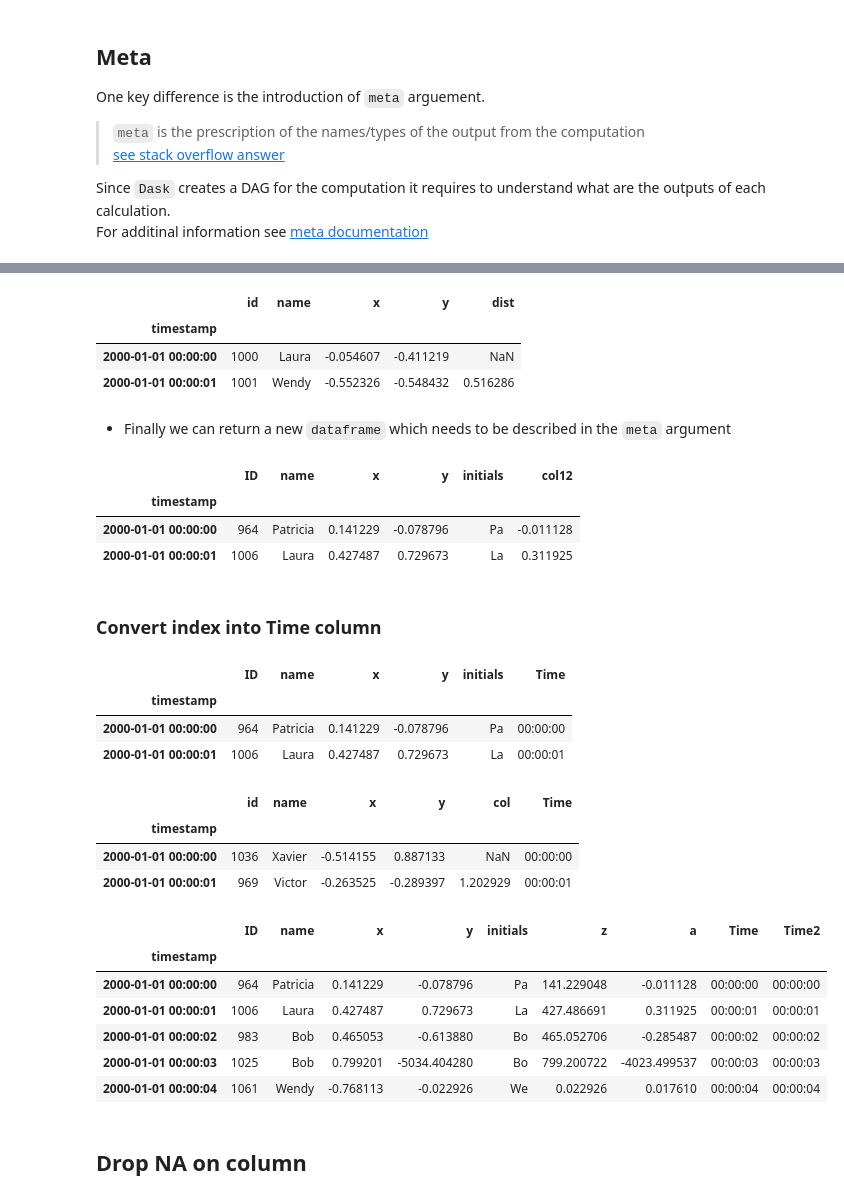
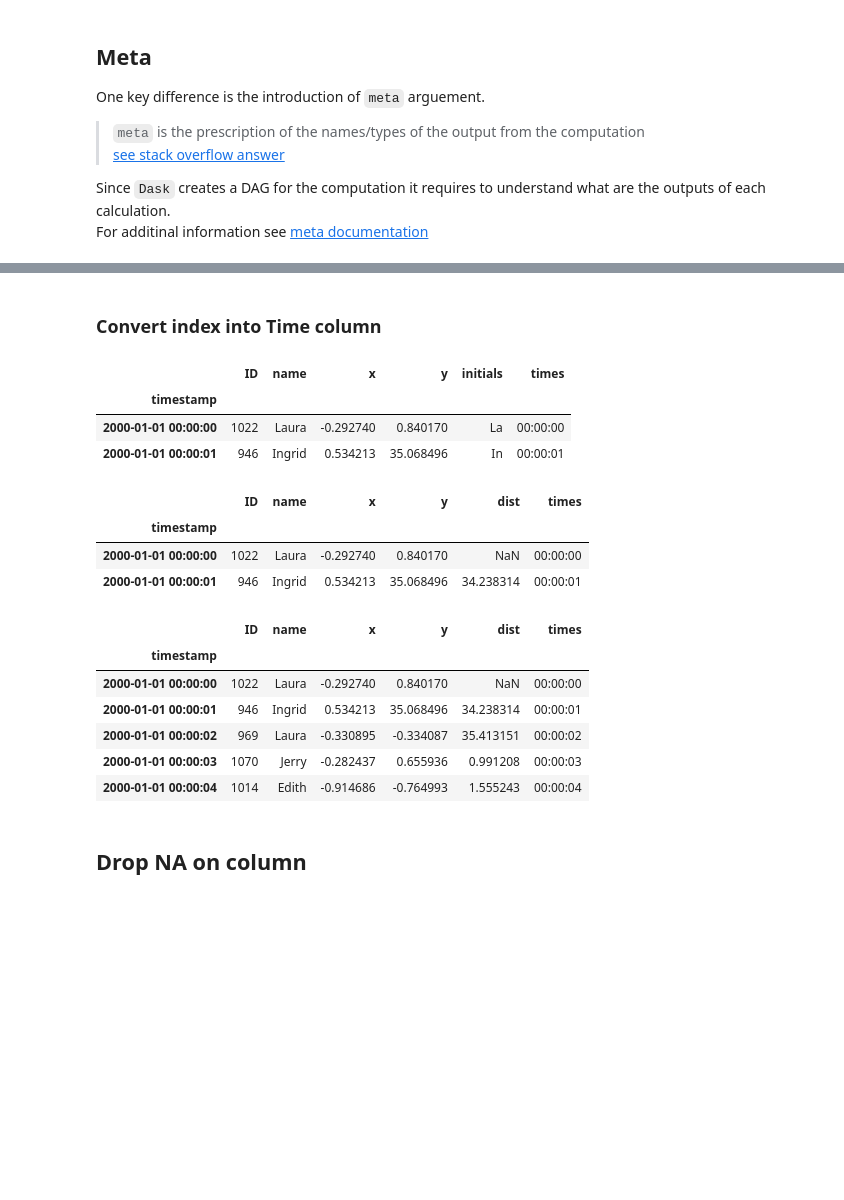
Before and after one commit to sephib/dask_pyconil2019, a Jupyter notebook: dask_for_pandas-in_ETL.ipynb, the cells around one changed output, grey strips where cells are left out. Drawn from its saved outputs; the diff is of its cells as text; code cells hidden in the pictures; blank space fills up the shorter version.

```diff
--- a/dask_for_pandas-in_ETL.ipynb
+++ b/dask_for_pandas-in_ETL.ipynb
@@ -232,6 +271,5 @@ pdf[cond].head(2)
 ### Dask - use mask/where
 # %%
 cond_dask = (ddf['x']>0.5) & (ddf['x']<0.8)
-
 # Error
-ddf.loc[cond_dask, ['y']] = ddf['y']* 100
+# ddf.loc[cond_dask, ['y']] = ddf['y']* 100
@@ -308,6 +355,7 @@ Mainly useful for functions that are not implemented in `Dask` or `Pandas` .
 The function could also include arguments.
 # %%
 import numpy as np
-def func2(df, coor_x, coor_y):
-    dist =  np.sqrt ( (df[coor_x] - df[coor_x].shift())**2  +  (df[coor_y] - df[coor_y].shift())**2 )
-    return dist
+def func2(df, coor_x, coor_y, drop_cols):
+    df['dist'] =  np.sqrt ( (df[coor_x] - df[coor_x].shift())**2  +  (df[coor_y] - df[coor_y].shift())**2 )
+    df = df.drop(drop_cols, axis=1)
+    return df
@@ -314,2 +372,8 @@ def func2(df, coor_x, coor_y):
 # %%
-ddf['dist'] = ddf.map_partitions(func2, coor_x='x', coor_y='y', meta=('float'))
+ddf = ddf.map_partitions(func2, coor_x='x', coor_y='y', drop_cols=['initials', 'z']
+                         , meta=pd.DataFrame({'ID':'i8'
+                                              , 'name':str
+                                              , 'x':'f8'
+                                              ,'y':'f8'
+                                              , 'dist':'f8'}, index=[0]))
+ddf.head(2)
@@ -316,9 +384,0 @@ ddf['dist'] = ddf.map_partitions(func2, coor_x='x', coor_y='y', meta=('float'))
-# %%
-ddf.head(2)
-# %% [output]
-|  | id | name | x | y | dist |
-| timestamp |  |  |  |  |  |
-| 2000-01-01 00:00:00 | 1000 | Laura | -0.054607 | -0.411219 | NaN |
-| 2000-01-01 00:00:01 | 1001 | Wendy | -0.552326 | -0.548432 | 0.516286 |
-# %% [markdown]
-* Finally we can return a new `dataframe` which needs to be described in the `meta` argument
@@ -330,51 +385,36 @@ def func3(df, col1, col2, col3, col4):
-# %%
-ddf_z = ddf.map_partitions(func3, 'x', 'y', 'z','a',
-                           meta=pd.DataFrame({'ID':'i8'
-                                              , 'name':str
-                                              , 'x':'f8'
-                                              ,'y':'f8'
-                                              , 'initials':str
-                                              , 'col12':'f8'}, index=[0])
-                          )
-ddf_z.head(2)
-# %% [output]
-|  | ID | name | x | y | initials | col12 |
-| timestamp |  |  |  |  |  |  |
-| 2000-01-01 00:00:00 | 964 | Patricia | 0.141229 | -0.078796 | Pa | -0.011128 |
-| 2000-01-01 00:00:01 | 1006 | Laura | 0.427487 | 0.729673 | La | 0.311925 |
 # %% [markdown]
 ### Convert index into Time column
 # %%
 # Pandas
-pdf = pdf.assign(Time=pd.to_datetime(pdf.index).time)
+pdf = pdf.assign(times=pd.to_datetime(pdf.index).time)
 pdf.head(2)
 # %% [output]
-|  | ID | name | x | y | initials | Time |
+|  | ID | name | x | y | initials | times |
 | timestamp |  |  |  |  |  |  |
-| 2000-01-01 00:00:00 | 964 | Patricia | 0.141229 | -0.078796 | Pa | 00:00:00 |
-| 2000-01-01 00:00:01 | 1006 | Laura | 0.427487 | 0.729673 | La | 00:00:01 |
+| 2000-01-01 00:00:00 | 1022 | Laura | -0.292740 | 0.840170 | La | 00:00:00 |
+| 2000-01-01 00:00:01 | 946 | Ingrid | 0.534213 | 35.068496 | In | 00:00:01 |
 # %%
 # ddf = ddf.assign(Time= dask.dataframe.to_datetime(ddf.index, format='%Y-%m-%d'). )
-ddf = ddf.assign(Time= dask.dataframe.to_datetime(ddf.index).dt.time )
+ddf = ddf.assign(times= dask.dataframe.to_datetime(ddf.index).dt.time )
 ddf.head(2)
 # %% [output]
-|  | id | name | x | y | col | Time |
+|  | ID | name | x | y | dist | times |
 | timestamp |  |  |  |  |  |  |
-| 2000-01-01 00:00:00 | 1036 | Xavier | -0.514155 | 0.887133 | NaN | 00:00:00 |
-| 2000-01-01 00:00:01 | 969 | Victor | -0.263525 | -0.289397 | 1.202929 | 00:00:01 |
+| 2000-01-01 00:00:00 | 1022 | Laura | -0.292740 | 0.840170 | NaN | 00:00:00 |
+| 2000-01-01 00:00:01 | 946 | Ingrid | 0.534213 | 35.068496 | 34.238314 | 00:00:01 |
 # %%
 # Dask or Pandas
-ddf = ddf.assign(Time2=ddf.index)
-ddf['Time2'] = ddf['Time2'].dt.time
+ddf = ddf.assign(times=ddf.index.astype('M8[ns]'))
+ddf['times'] = ddf['times'].dt.time
 ddf.head()
 # %% [output]
-|  | ID | name | x | y | initials | z | a | Time | Time2 |
-| timestamp |  |  |  |  |  |  |  |  |  |
-| 2000-01-01 00:00:00 | 964 | Patricia | 0.141229 | -0.078796 | Pa | 141.229048 | -0.011128 | 00:00:00 | 00:00:00 |
-| 2000-01-01 00:00:01 | 1006 | Laura | 0.427487 | 0.729673 | La | 427.486691 | 0.311925 | 00:00:01 | 00:00:01 |
-| 2000-01-01 00:00:02 | 983 | Bob | 0.465053 | -0.613880 | Bo | 465.052706 | -0.285487 | 00:00:02 | 00:00:02 |
-| 2000-01-01 00:00:03 | 1025 | Bob | 0.799201 | -5034.404280 | Bo | 799.200722 | -4023.499537 | 00:00:03 | 00:00:03 |
-| 2000-01-01 00:00:04 | 1061 | Wendy | -0.768113 | -0.022926 | We | 0.022926 | 0.017610 | 00:00:04 | 00:00:04 |
+|  | ID | name | x | y | dist | times |
+| timestamp |  |  |  |  |  |  |
+| 2000-01-01 00:00:00 | 1022 | Laura | -0.292740 | 0.840170 | NaN | 00:00:00 |
+| 2000-01-01 00:00:01 | 946 | Ingrid | 0.534213 | 35.068496 | 34.238314 | 00:00:01 |
+| 2000-01-01 00:00:02 | 969 | Laura | -0.330895 | -0.334087 | 35.413151 | 00:00:02 |
+| 2000-01-01 00:00:03 | 1070 | Jerry | -0.282437 | 0.655936 | 0.991208 | 00:00:03 |
+| 2000-01-01 00:00:04 | 1014 | Edith | -0.914686 | -0.764993 | 1.555243 | 00:00:04 |
 # %% [markdown]
 ## Drop NA on column
 # %%
```
Also changed, not shown: parts of 44 cells of this notebook.
